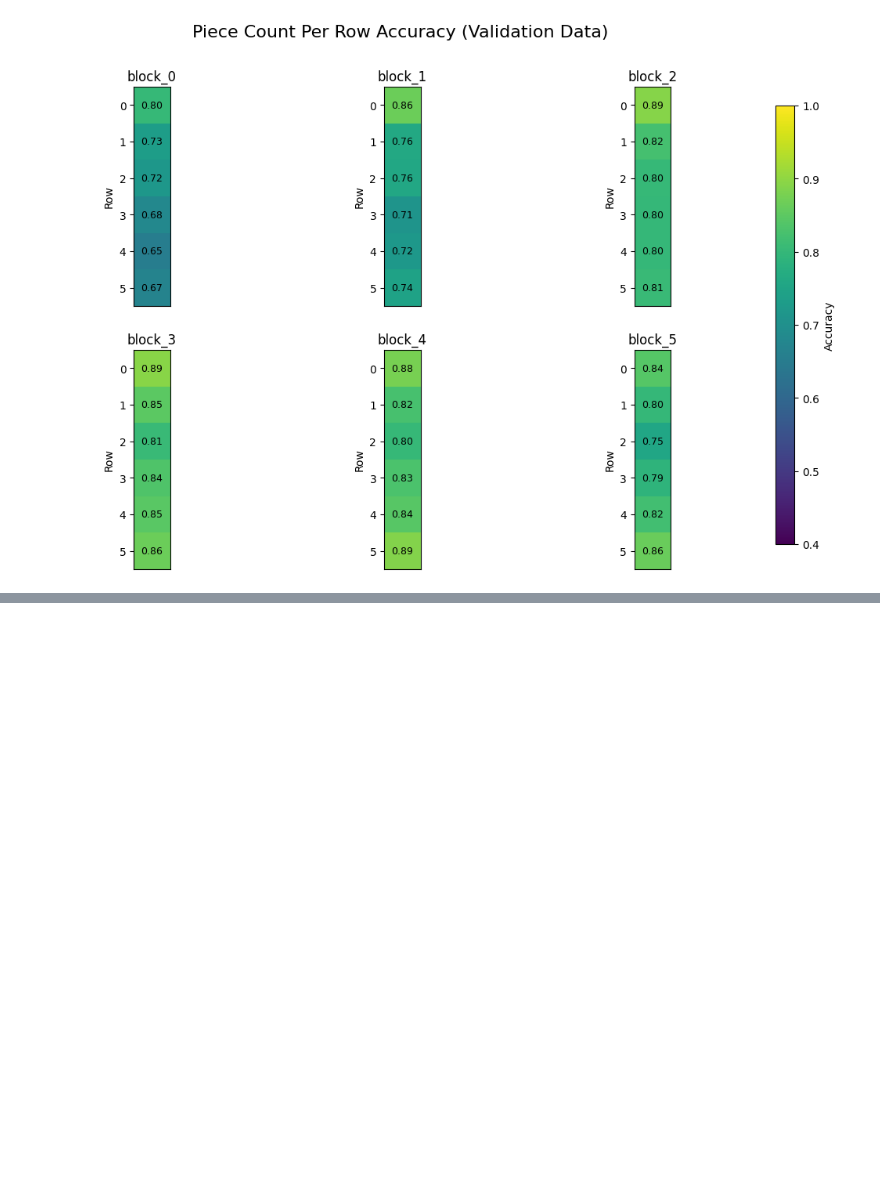
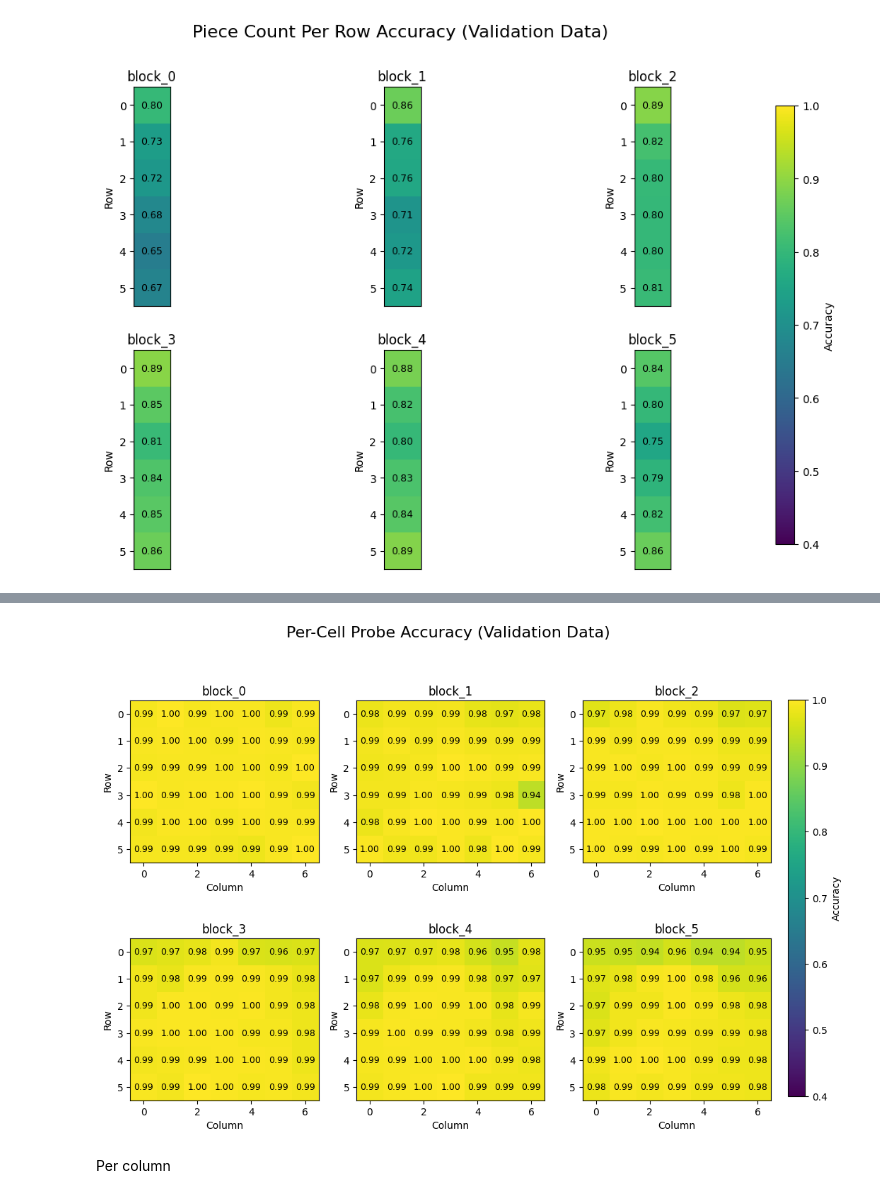
Before and after one commit to stanely1/Connect-Four-GPT, a Jupyter notebook: test_model_full.ipynb, the cells around one changed output, grey strips where cells are left out. Cells and saved outputs as stored; diff of their text form; code cells hidden in the pictures; blank space fills up the shorter version.

```diff
--- a/test_model_full.ipynb
+++ b/test_model_full.ipynb
@@ -211,5 +257,5 @@ train_X['block_0'].shape, train_Y_cell.shape, train_Y_col.shape, train_Y_row.sha
 # %%
-val_X, val_Y_cell, val_Y_col, val_Y_row = get_probe_dataset(val_data)
+val_X, val_K, val_V, val_KV_mask, val_Y_cell, val_Y_col, val_Y_row = get_probe_dataset(val_data)
 # %%
 val_X['block_0'].shape, val_Y_cell.shape, val_Y_col.shape, val_Y_row.shape
 # %% [output]
@@ -565,0 +837,3 @@ plot_heatmaps(val_acc_row, w=1, h=6, title=f'Piece Count Per Row Accuracy (Valid
+# %%
+val_attention_acc_cell = eval_attention_probe_results(cell_attention_probe_results, val_K, val_V, val_KV_mask, val_Y_cell, val_Y_cell.shape[-1])
+val_attention_acc_cell
@@ -565,0 +858,6 @@ plot_heatmaps(val_acc_row, w=1, h=6, title=f'Piece Count Per Row Accuracy (Valid
+# %%
+plot_heatmaps(val_attention_acc_cell, w=7, h=6, title=f'Per-Cell Probe Accuracy (Validation Data)', xlabel='Column', ylabel='Row')
+# %% [output]
+[figure, added]
+# %% [markdown]
+Per column
```
Also changed, not shown: parts of 36 cells of this notebook, 1 other file.
